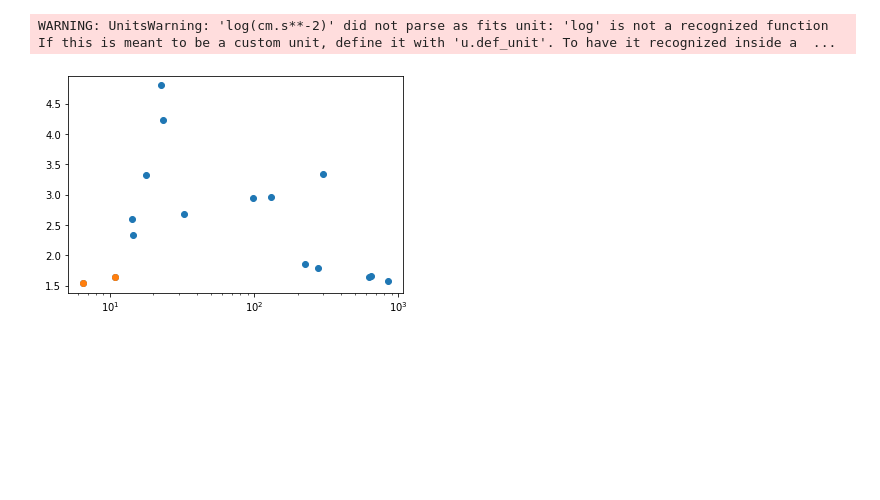
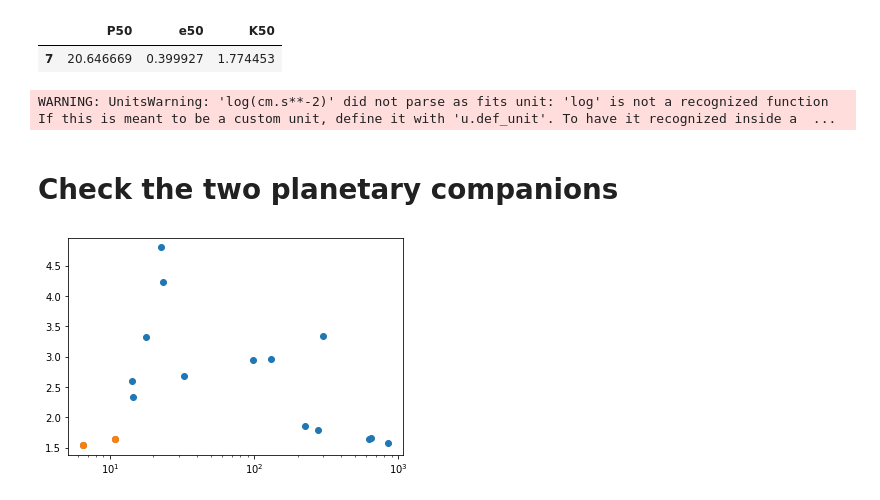
Before and after one commit to MaryumSayeed/ESPRESSO, a Jupyter notebook: scripts/TESS.ipynb, the cells around one changed output. Drawn from its saved outputs; the diff is of its cells as text; code cells hidden in the pictures; blank space fills up the shorter version.

```diff
--- a/scripts/TESS.ipynb
+++ b/scripts/TESS.ipynb
@@ -10,3 +13,8 @@ table4 = pd.read_csv('table4.csv')
+# %%
+table4[(table4.program==113) & (table4.RG_id==5)][['P50','e50','K50']]
+# %% [output]
+|  | P50 | e50 | K50 |
+| 7 | 20.646669 | 0.399927 | 1.774453 |
 # %%
 galah = Table.read('../../lithium/data/GALAH_DR3_main_allstar_v2.fits').to_pandas()
 # %% [output]
@@ -17,3 +25,5 @@ binary_list_112 = 5, 6, 7, 13, 23
+# %% [markdown]
+# Check the two planetary companions
 # %%
 plt.scatter(table4.Mj50, table4.Li_val)
 plt.xscale('log')
```
Also changed, not shown: parts of 27 cells of this notebook, 1 other file.
